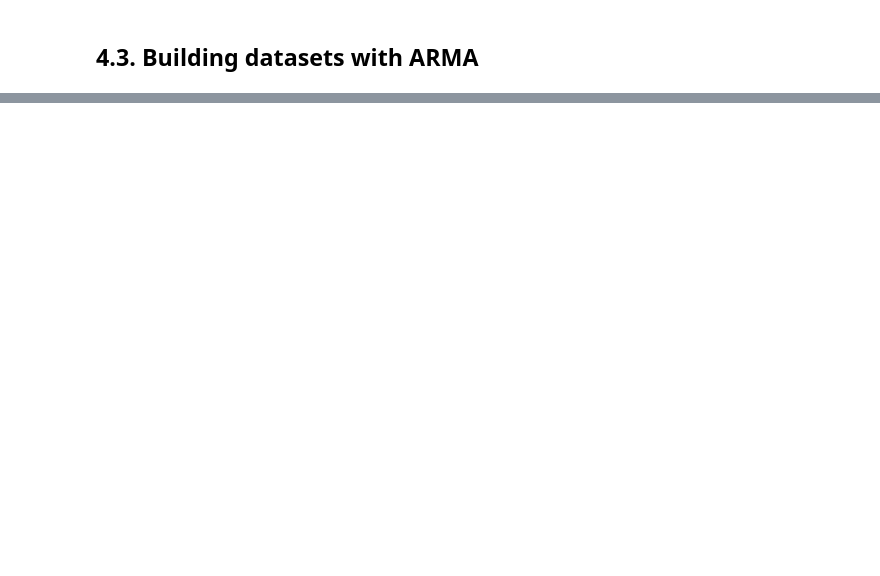
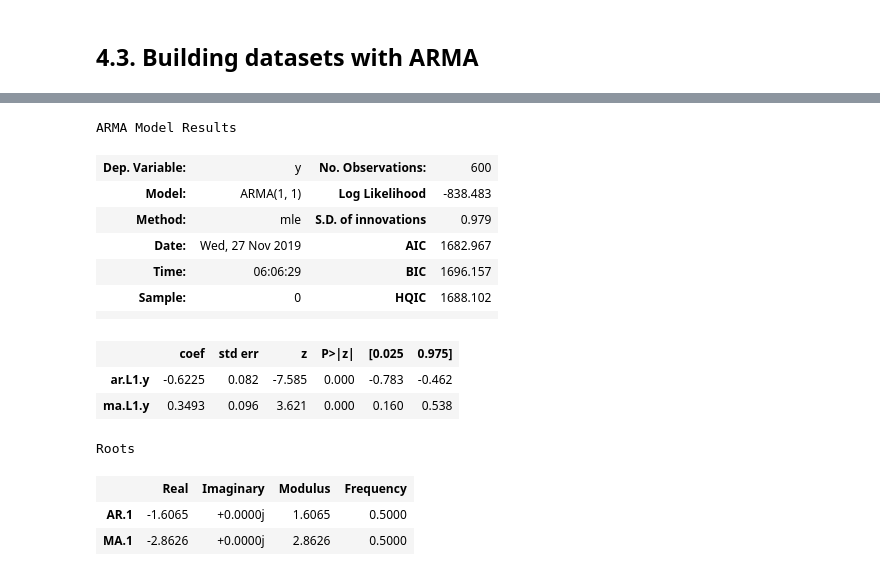
Before and after one commit to Meigarom/TimeSeries-Academy, a Jupyter notebook: book-practical-timeSeries-analysis/book_codes.ipynb, the cells around one changed output, grey strips where cells are left out. Saved outputs shown, nothing was run; the diff lists cells and outputs as text; code cells hidden in the pictures; blank space fills up the shorter version.

```diff
--- a/book-practical-timeSeries-analysis/book_codes.ipynb
+++ b/book-practical-timeSeries-analysis/book_codes.ipynb
@@ -315,0 +324,10 @@ Roots
+# %%
+# Number of samples
+n = 600
+
+# Generate AR(1) dataset
+ar = np.r_[1, 0.6]
+ma = np.r_[1, 0.3]
+
+ar1ma1_data = smtsa.arma_generate_sample( ar=ar, ma=ma, nsample=n )
+plotds( ar1ma1_data )
@@ -315,0 +336,20 @@ Roots
+# %%
+# Build AR(1) model
+ar1ma1 = smtsa.ARMA( ar1ma1_data.tolist(), order=(1, 1) ).fit( maxlag=30, method='mle', trend='nc' )
+ar1ma1.summary()
+# %% [output]
+ARMA Model Results
+| Dep. Variable: | y | No. Observations: | 600 |
+| Model: | ARMA(1, 1) | Log Likelihood | -838.483 |
+| Method: | mle | S.D. of innovations | 0.979 |
+| Date: | Wed, 27 Nov 2019 | AIC | 1682.967 |
+| Time: | 06:06:29 | BIC | 1696.157 |
+| Sample: | 0 | HQIC | 1688.102 |
+|  |  |  |  |
+|  | coef | std err | z | P>|z| | [0.025 | 0.975] |
+| ar.L1.y | -0.6225 | 0.082 | -7.585 | 0.000 | -0.783 | -0.462 |
+| ma.L1.y | 0.3493 | 0.096 | 3.621 | 0.000 | 0.160 | 0.538 |
+Roots
+|  | Real | Imaginary | Modulus | Frequency |
+| AR.1 | -1.6065 | +0.0000j | 1.6065 | 0.5000 |
+| MA.1 | -2.8626 | +0.0000j | 2.8626 | 0.5000 |
```
Also changed, not shown: parts of 27 cells of this notebook.
